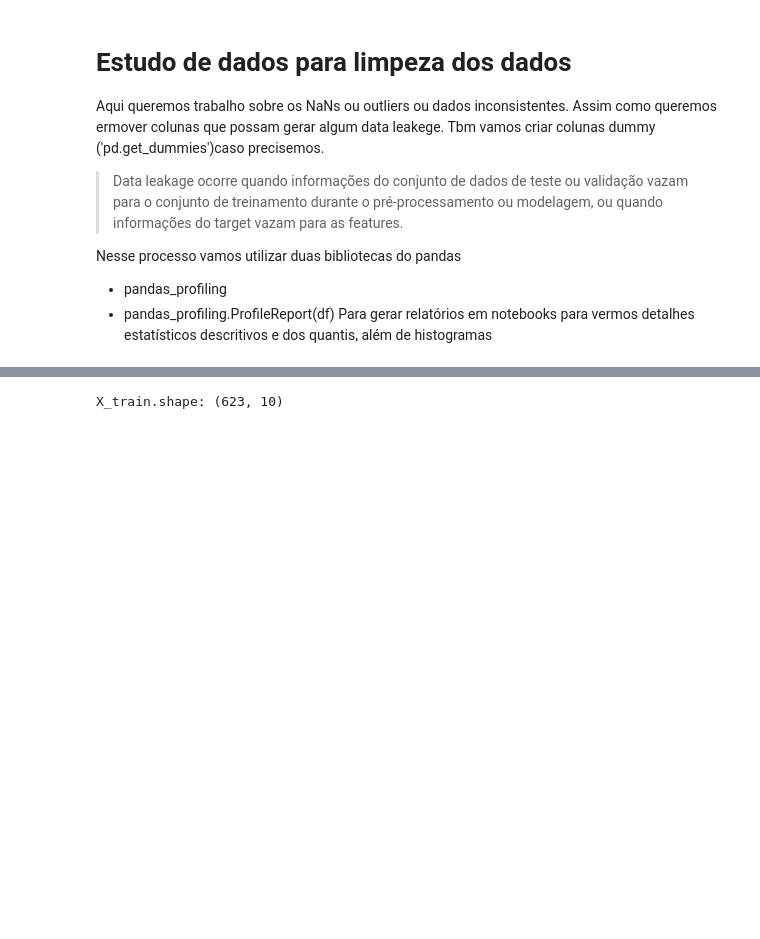
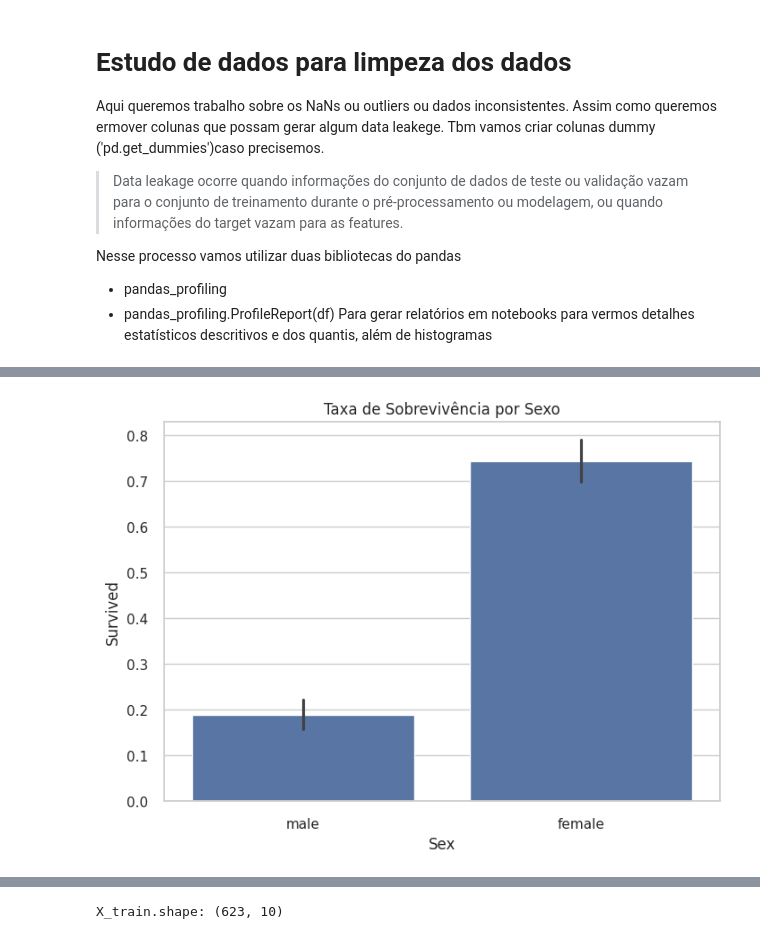
Before and after one commit to KhanSabbath/Titanic-analyse, a Jupyter notebook: main.ipynb, the cells around one changed output, grey strips where cells are left out. Cells and saved outputs as stored; diff of their text form; code cells hidden in the pictures; blank space fills up the shorter version.

```diff
--- a/main.ipynb
+++ b/main.ipynb
@@ -60,5 +88,21 @@ Nesse processo vamos utilizar duas bibliotecas do pandas
 - pandas_profiling
 - pandas_profiling.ProfileReport(df)
 Para gerar relatórios em notebooks para vermos detalhes estatísticos descritivos e dos quantis, além de histogramas
+# %%
+#Algumas configurações de bibliotecas e variáveis globais
+sns.set(style="whitegrid")
+
+# Importação dos dados
+df = pd.read_csv('https://raw.githubusercontent.com/pandas-dev/pandas/master/doc/data/titanic.csv')
+orig_df = df
+
+#Backup do dataframe original
+# organizando o dataset
+dir_path='data/'
+os.makedirs('data', exist_ok=True)
+os.makedirs('data/processed', exist_ok=True)
+os.makedirs('data/preprocessed', exist_ok=True)
+# Salvar o orig_df como um arquivo csv na pasta data
+orig_df.to_csv(os.path.join(dir_path, 'orig_df.csv'), index=False)
 # %%
 # exibindo as primeiras linhas do dataset
@@ -158,0 +273,9 @@ dtype: float64
+# %%
+# Gerando alguns gráficos
+# Taxa de sobrevivência por sexo
+sns.barplot(data=df, x="Sex", y="Survived")
+plt.title("Taxa de Sobrevivência por Sexo")
+plt.show()
+plt.close()
+# %% [output]
+[figure, added]
```
Also changed, not shown: parts of 17 cells of this notebook, 2 other files.
